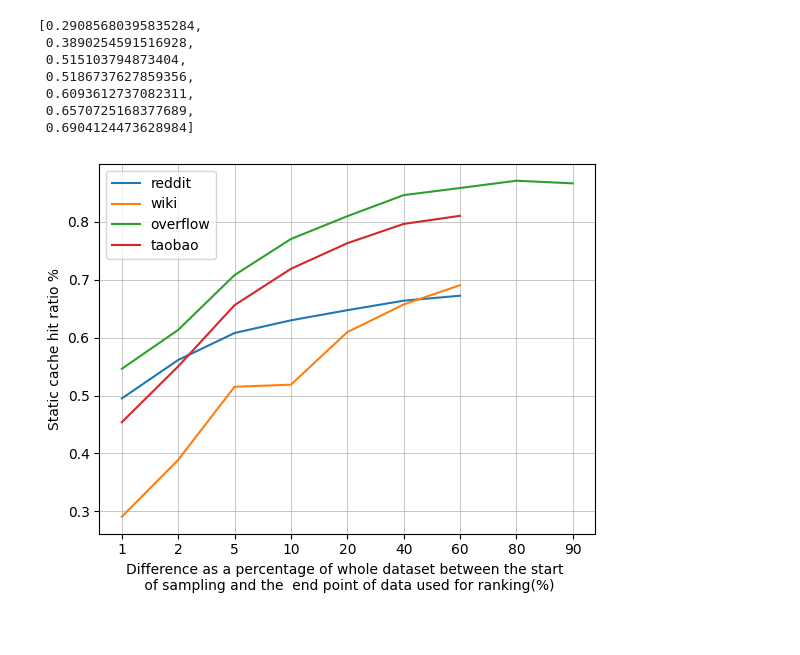
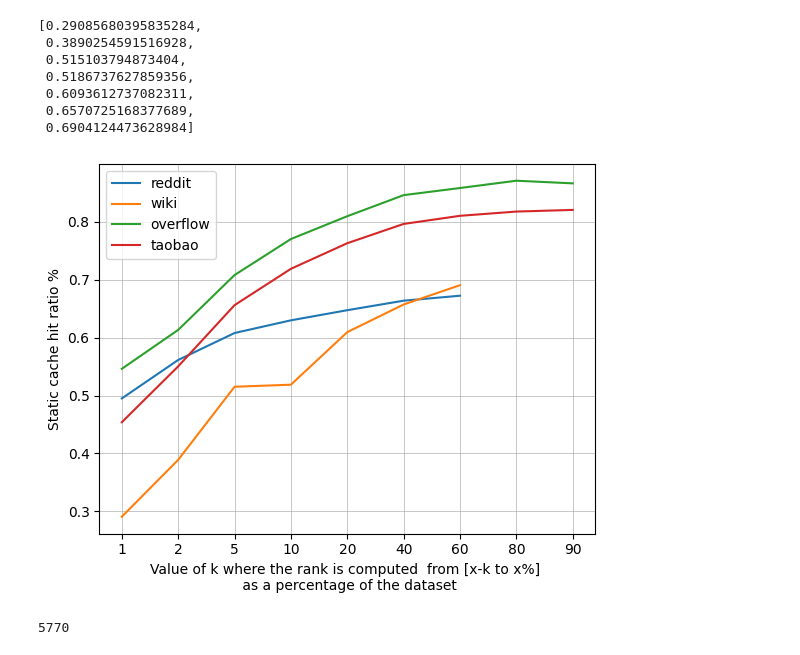
Before and after one commit to zimengzhou1/gnn-ssd, a Jupyter notebook: static_eval.ipynb, the cells around one changed output. Cells and saved outputs as stored; diff of their text form; code cells hidden in the pictures.

```diff
--- a/static_eval.ipynb
+++ b/static_eval.ipynb
@@ -24,7 +24,7 @@ subsetPerc = 3
 CPUCachePerc = 20
 
 # Datset to use
-dataName = 'overflow' # 'overflow', 'taobao' , 'reddit', wiki'
+dataName = 'reddit' # 'overflow', 'taobao' , 'reddit', wiki'
 # %%
 # Load data
 __file__ = os.path.abspath('')
@@ -170,7 +172,7 @@ for i in datasets:
     fileNames = [startName + str(i) + endName for i in [98 - i for i in [1,2,5,10,20,40,60,80,90]]]
   elif i == 'taobao':
      endName = "_99.json"
-     fileNames = [startName + str(i) + endName for i in [99 - i for i in [1,2,5,10,20,40,60]]]
+     fileNames = [startName + str(i) + endName for i in [99 - i for i in [1,2,5,10,20,40,60, 80, 90]]]
   else:
     endName = "_78.json"
     fileNames = [startName + str(i) + endName for i in [78 - i for i in [1,2,5,10,20,40,60]]]
@@ -202,14 +204,14 @@ wiki
 # %%
 sampleSizes = ['1', '2', '5', '10','20', '40', '60', '80', '90']
 plt.plot(reddit, label="reddit")
 plt.plot(wiki, label="wiki")
 plt.plot(overflow, label="overflow")
 plt.plot(taobao, label="taobao")
 plt.xticks([0,1,2,3,4,5,6,7,8], sampleSizes)
 plt.legend()
 #plt.title('Correlation between node out-degree and sampled node frequency rank')
 plt.ylabel('Static cache hit ratio %')
-plt.xlabel('Difference as a percentage of whole dataset between the start \n of sampling and the start point of data used for ranking(%)')
+plt.xlabel('Value of k where the rank is computed  from [x-k to x%] \n as a percentage of the dataset')
 plt.grid(linewidth = 0.5)
 # %% [output]
-[figure, old version]
+[figure, new version]
@@ -215,0 +226,5 @@ plt.grid(linewidth = 0.5)
+# %%
+data = dict(sorted(data.items(), key=lambda item: item[1], reverse=True))
+len(list(data.keys()))
+# %% [output]
+5770
```
Also changed, not shown: parts of 24 cells of this notebook, 31 other files.
